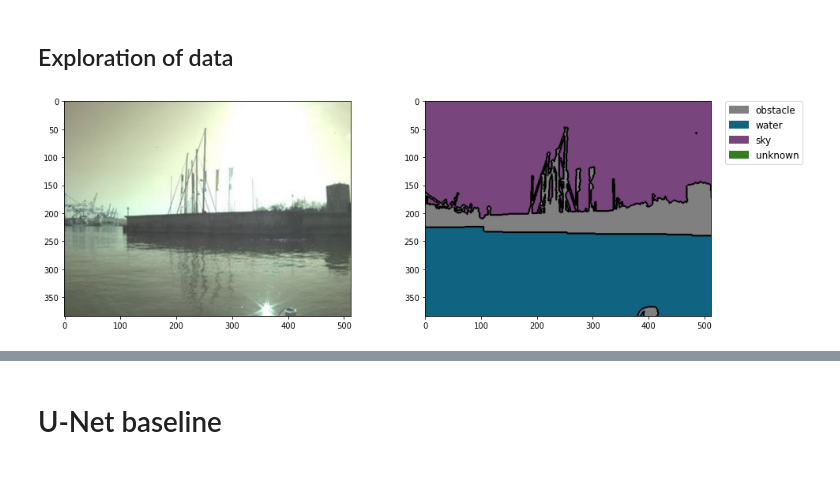
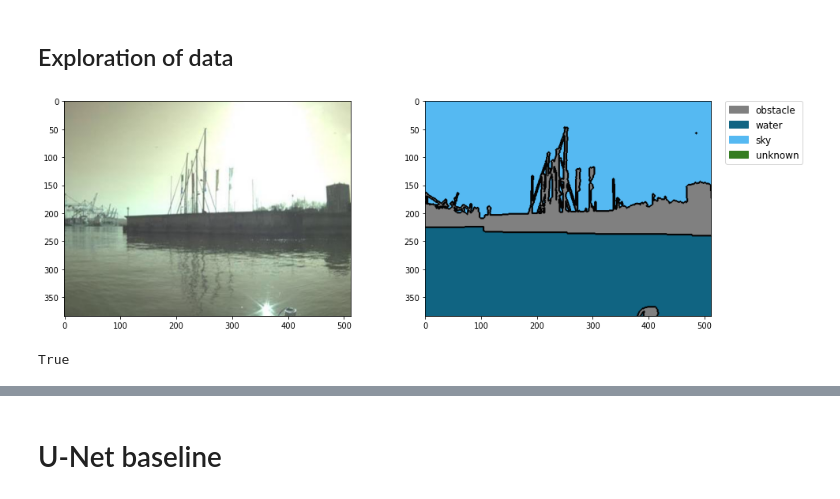
Before and after one commit to SebasGarcia08/marmemseg, a Jupyter notebook: notebooks/data_exploration.ipynb, the cells around one changed output, grey strips where cells are left out. Cells and saved outputs as stored; diff of their text form; code cells hidden in the pictures.

```diff
--- a/notebooks/data_exploration.ipynb
+++ b/notebooks/data_exploration.ipynb
@@ -11,34 +14,43 @@ img_filename = "0001"
 img = cv2.imread(f"../data/raw/mastr1325/images/{img_filename}.jpg")
 imu = cv2.imread(f"../data/raw/mastr1325/imus/{img_filename}.png")
 mask = cv2.imread(f"../data/raw/mastr1325/masks/{img_filename}m.png")
 
 size = 5
 
 fig, ax = plt.subplots(nrows=1, ncols=2, figsize=(size*3, size))
 ax[0].imshow(img)
 
 palette = np.array([
     [128, 128, 128],
     [16, 100, 130],
-    [120, 69, 125],
+    [85, 185, 242],
     [53, 125, 34],
 ])
 
 classes = ["obstacle", "water", "sky", "unknown"]
 
 # create a patch (proxy artist) for every color
 patches = [mpatches.Patch(
     color=np.array(palette[i])/255.,
     label=classes[i])
     for i in range(4)
 ]
 
-ax[1].legend(handles=patches, bbox_to_anchor=(1.05, 1), loc=2, borderaxespad=0.,
-           fontsize='large')
+ax[1].legend(
+    handles=patches,
+    bbox_to_anchor=(1.05, 1),
+    loc=2,
+    borderaxespad=0.,
+    fontsize='large'
+)
 
 segmask = Image.fromarray(mask[..., 0]).convert("P")
 segmask.putpalette(np.array(palette, dtype=np.uint8))
 ax[1].imshow(segmask.convert("RGB"))
 plt.show()
 # %% [output]
-[figure, old version]
+[figure, new version]
+# %%
+(mask[..., 0] == mask[..., 1]).all()
+# %% [output]
+True
```
Also changed, not shown: parts of 3 cells of this notebook, 22 other files.
